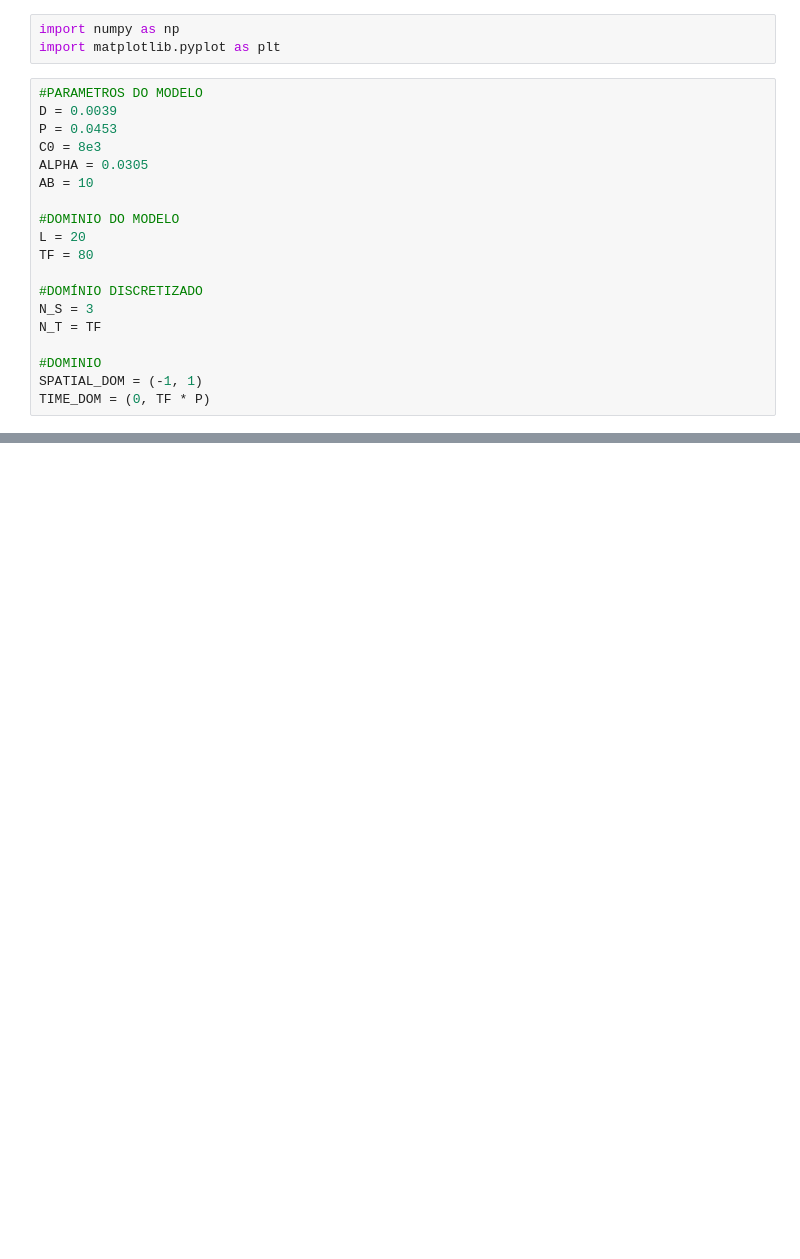
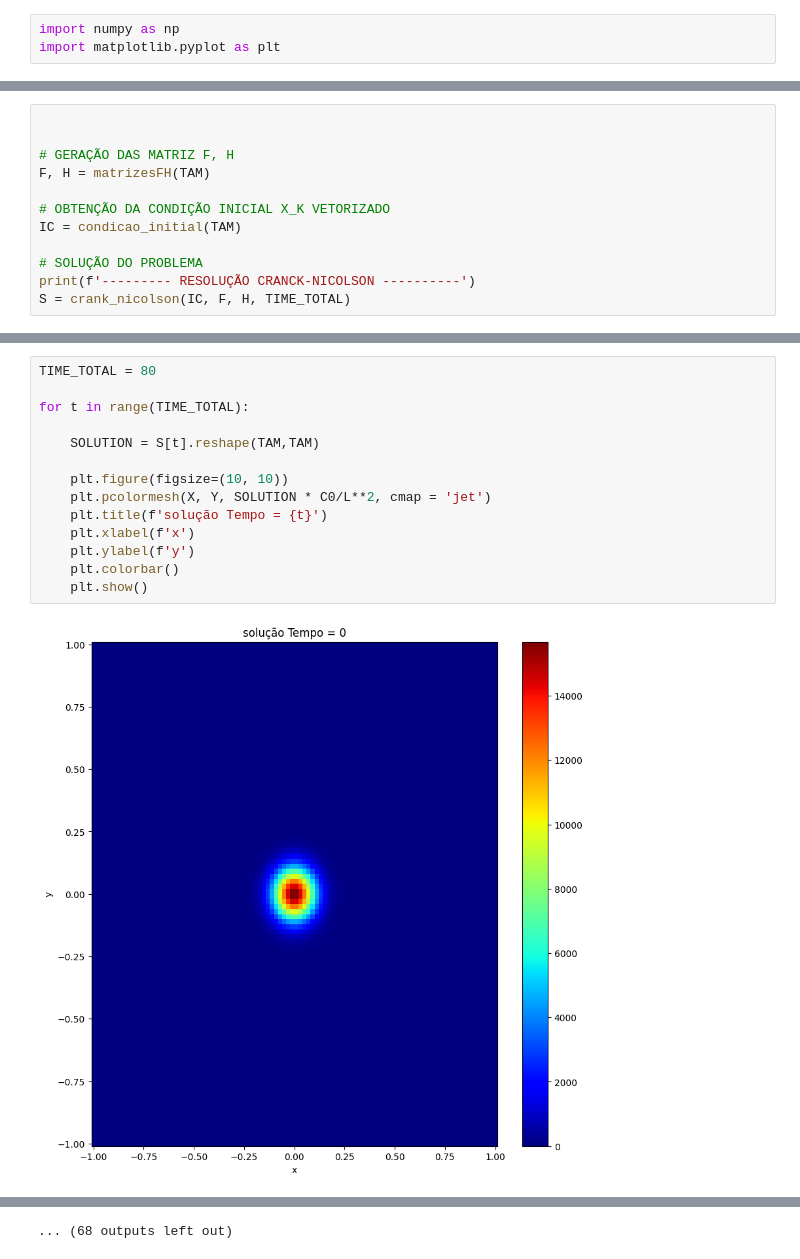
Before and after one commit to LemosHenri/DinamicaTumoral, a Jupyter notebook: Modelo Murray e Rockne/Diferenças Finitas/bidimensional/Rockne_FDM.ipynb, the cells around one changed output, grey strips where cells are left out. Saved outputs shown, nothing was run; the diff lists cells and outputs as text; blank space fills up the shorter version.

```diff
--- a/Modelo Murray e Rockne/Diferenças Finitas/bidimensional/Rockne_FDM.ipynb
+++ b/Modelo Murray e Rockne/Diferenças Finitas/bidimensional/Rockne_FDM.ipynb
@@ -1,22 +1,3 @@
 # %%
 import numpy as np
 import matplotlib.pyplot as plt
-# %%
-#PARAMETROS DO MODELO
-D = 0.0039
-P = 0.0453
-C0 = 8e3
-ALPHA = 0.0305
-AB = 10
-
-#DOMINIO DO MODELO
-L = 20
-TF = 80
-
-#DOMÍNIO DISCRETIZADO
-N_S = 3
-N_T = TF
-
-#DOMINIO
-SPATIAL_DOM = (-1, 1)
-TIME_DOM = (0, TF * P)
@@ -88,0 +176,12 @@ print(A)
+# %%
+
+
+# GERAÇÃO DAS MATRIZ F, H
+F, H = matrizesFH(TAM)
+
+# OBTENÇÃO DA CONDIÇÃO INICIAL X_K VETORIZADO
+IC = condicao_initial(TAM)
+
+# SOLUÇÃO DO PROBLEMA
+print(f'--------- RESOLUÇÃO CRANCK-NICOLSON ----------')
+S = crank_nicolson(IC, F, H, TIME_TOTAL)
@@ -88,0 +198,16 @@ print(A)
+# %%
+TIME_TOTAL = 80
+
+for t in range(TIME_TOTAL):
+
+    SOLUTION = S[t].reshape(TAM,TAM)
+
+    plt.figure(figsize=(10, 10))
+    plt.pcolormesh(X, Y, SOLUTION * C0/L**2, cmap = 'jet')
+    plt.title(f'solução Tempo = {t}')
+    plt.xlabel(f'x')
+    plt.ylabel(f'y')
+    plt.colorbar()
+    plt.show()
+# %% [output]
+[figure, added]
@@ -88,0 +225 @@ print(A)
+... (68 outputs left out)
```
Also changed, not shown: parts of 5 cells of this notebook, 8 other files.
